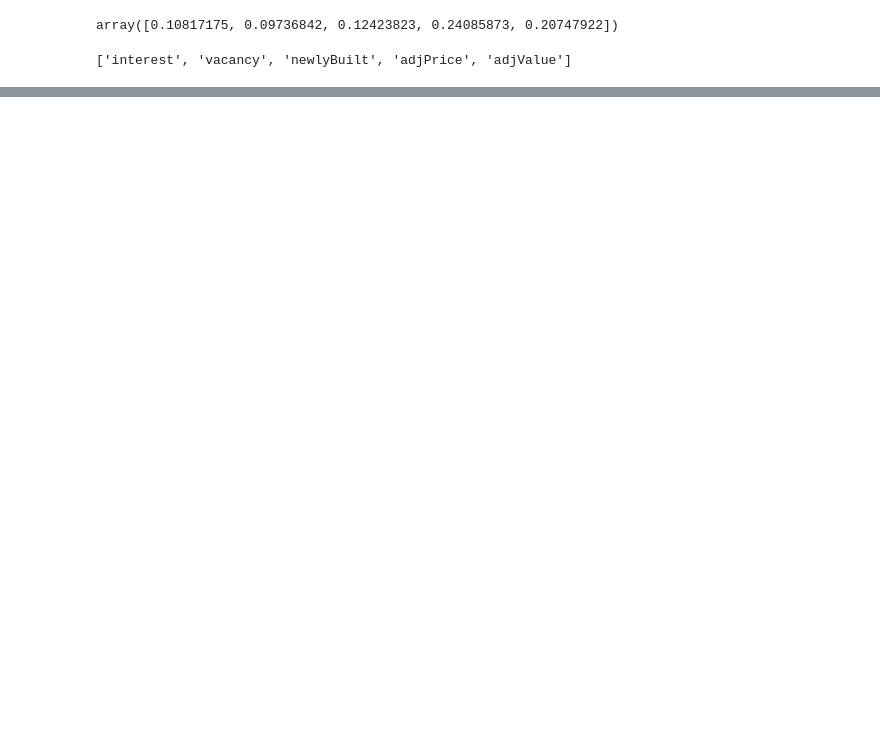
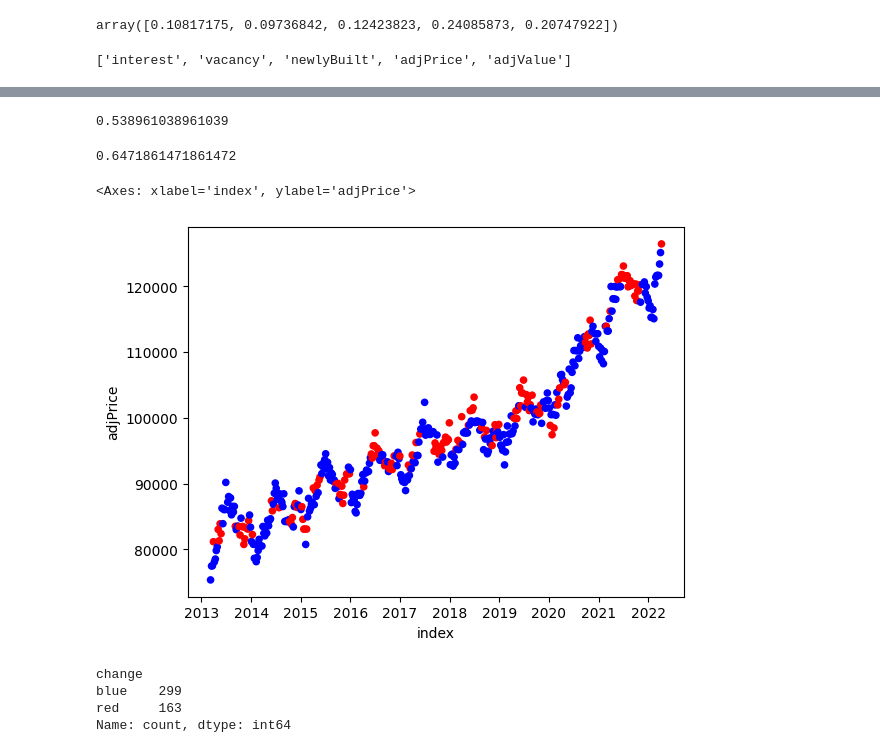
Before and after one commit to ChadWilkinson/HousePricePredictionModelML, a Jupyter notebook: _model/model.ipynb, the cells around one changed output, grey strips where cells are left out. Saved outputs shown, nothing was run; the diff lists cells and outputs as text; code cells hidden in the pictures; blank space fills up the shorter version.

```diff
--- a/_model/model.ipynb
+++ b/_model/model.ipynb
@@ -526,0 +552,18 @@ predictors
+# %%
+from sklearn.tree import DecisionTreeClassifier
+
+def dtcPredict(train, test, predictors, target):
+    dtc = DecisionTreeClassifier(random_state=1)
+    dtc.fit(train[predictors], train[target])
+    preds = dtc.predict(test[predictors])
+    return preds
+
+def dtcTest(data, predictors, target):
+    allPreds = []
+    for i in range(START, data.shape[0], STEP):
+        train = priceData.iloc[:i] #Everything up until i
+        test = priceData.iloc[i:(i+STEP)] #Year following i
+        allPreds.append(dtcPredict(train, test, predictors, target))
+
+    preds = np.concatenate(allPreds)
+    return preds, accuracy_score(data.iloc[START:][target], preds)
@@ -526,0 +572,27 @@ predictors
+# %%
+accuracy #DTC accuracy WITHOUT yearly ratios
+# %% [output]
+0.538961038961039
+# %%
+predsDTC, accuracyDTC = dtcTest(priceData, predictors + yearlyRatios, target)
+# %%
+accuracyDTC #DTC accuracy WITH yearly ratios
+# %% [output]
+0.6471861471861472
+# %%
+predMatchDTC = (predsDTC == priceData[target].iloc[START:])
+# %%
+predMatchDTC[predMatchDTC == True] = "blue" #Correct
+predMatchDTC[predMatchDTC == False] = "red" #Wrong
+# %%
+plotData.reset_index().plot.scatter(x="index", y="adjPrice", color=predMatchDTC)
+# %% [output]
+<Axes: xlabel='index', ylabel='adjPrice'>
+[figure, added]
+# %%
+predMatchDTC.value_counts()
+# %% [output]
+change
+blue    299
+red     163
+Name: count, dtype: int64
```
Also changed, not shown: parts of 22 cells of this notebook, 2 other files.
